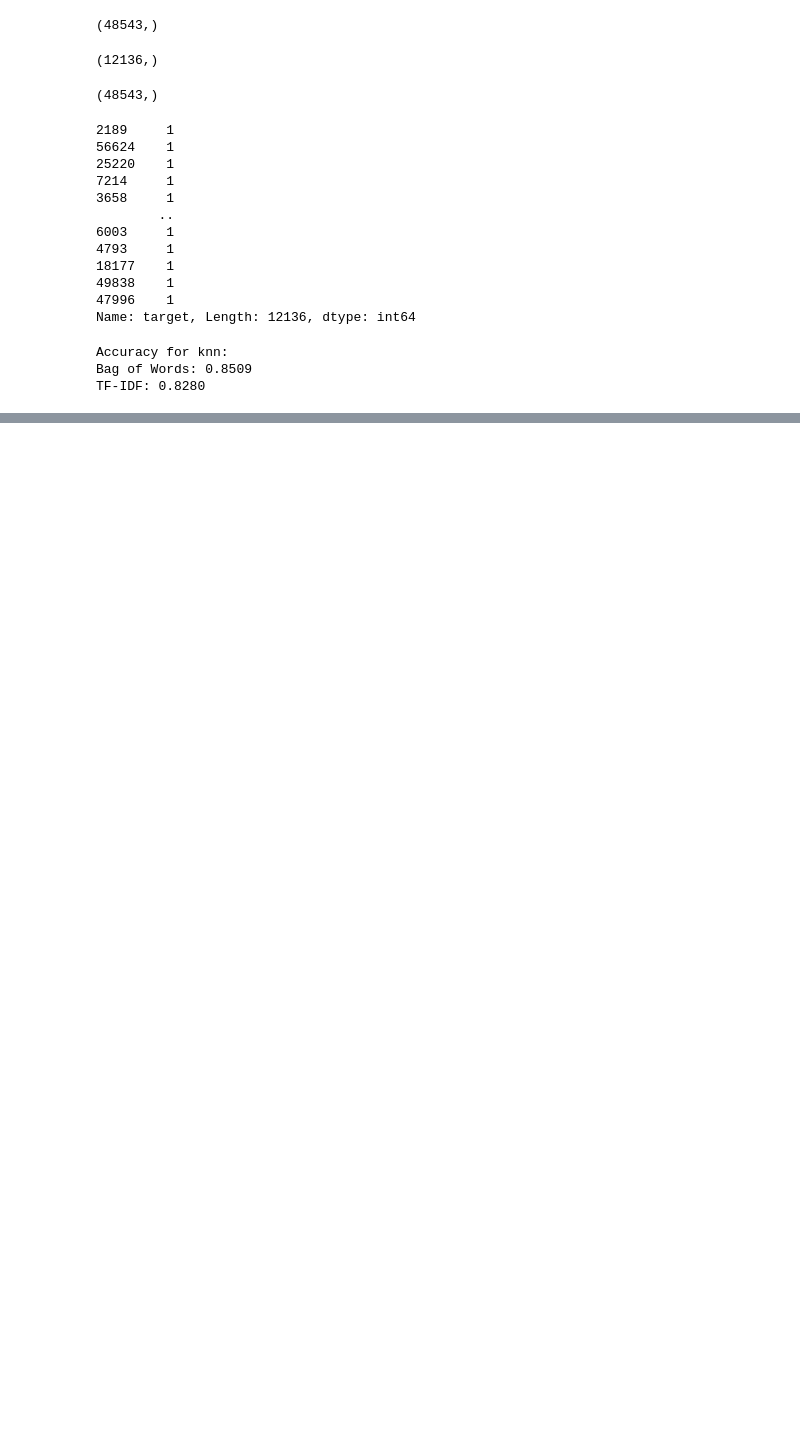
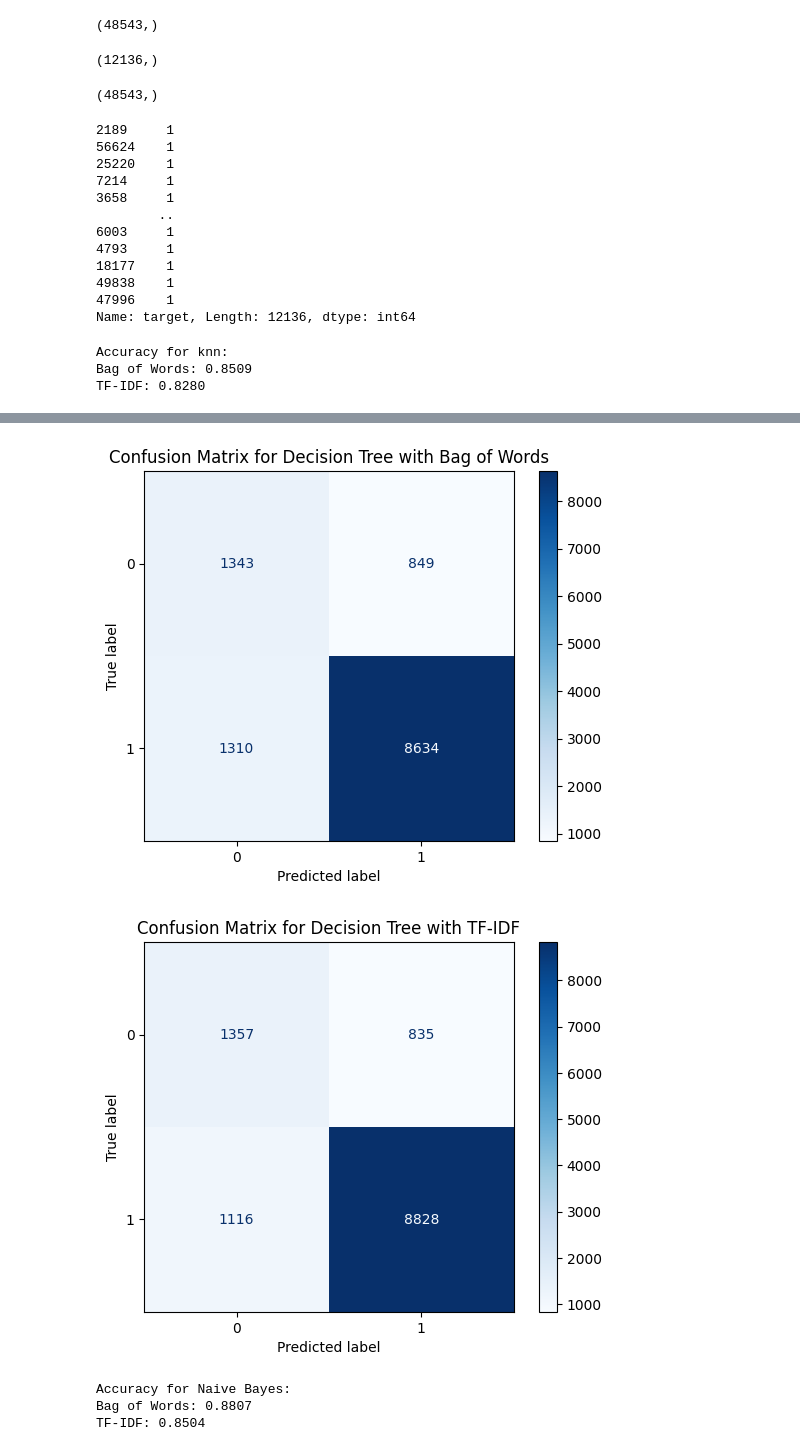
Before and after one commit to ninhdk-datasci/tiki-sentiment-analytics, a Jupyter notebook: main.ipynb, the cells around one changed output, grey strips where cells are left out. Cells and saved outputs as stored; diff of their text form; code cells hidden in the pictures; blank space fills up the shorter version.

```diff
--- a/main.ipynb
+++ b/main.ipynb
@@ -96,0 +118,12 @@ TF-IDF: 0.8280
+# %%
+def train_and_test_decision_tree(x_train, y_train, x_test, y_test):
+    dt = DecisionTreeClassifier(random_state=SEED, class_weight='balanced')
+    dt.fit(x_train, y_train)
+
+    y_pred = dt.predict(x_test)
+
+    accuracy = accuracy_score(y_test, y_pred)
+
+    report = classification_report(y_test, y_pred, output_dict=True)
+
+    return y_pred, accuracy, report
@@ -96,0 +142,6 @@ TF-IDF: 0.8280
+# %%
+plot_confusion_matrix(y_test, dt_bow_labels, figure_name='Confusion Matrix for Decision Tree with Bag of Words')
+plot_confusion_matrix(y_test, dt_tfidf_labels, figure_name='Confusion Matrix for Decision Tree with TF-IDF')
+# %% [output]
+[figure, added]
+[figure, added]
@@ -96,0 +156,11 @@ TF-IDF: 0.8280
+# %%
+nb_bow_labels, nb_bow_accuracy, nb_bow_report = train_and_test_naive_bayes(x_train_bow, y_train, x_test_bow, y_test)
+nb_tfidf_labels, nb_tfidf_accuracy, nb_tfidf_report = train_and_test_naive_bayes(x_train_tfidf, y_train, x_test_tfidf, y_test)
+
+print("Accuracy for Naive Bayes:")
+print(f"Bag of Words: {nb_bow_accuracy:.4f}")
+print(f"TF-IDF: {nb_tfidf_accuracy:.4f}")
+# %% [output]
+Accuracy for Naive Bayes:
+Bag of Words: 0.8807
+TF-IDF: 0.8504
```
Also changed, not shown: parts of 13 cells of this notebook.
